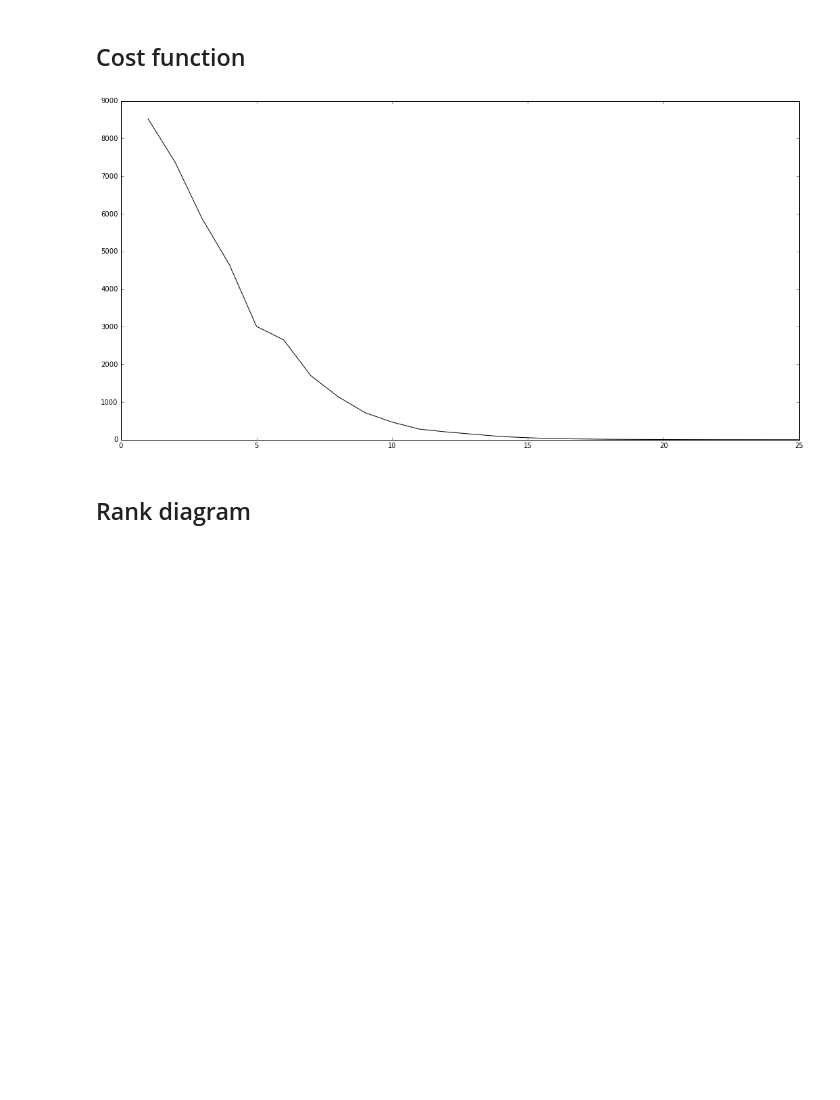
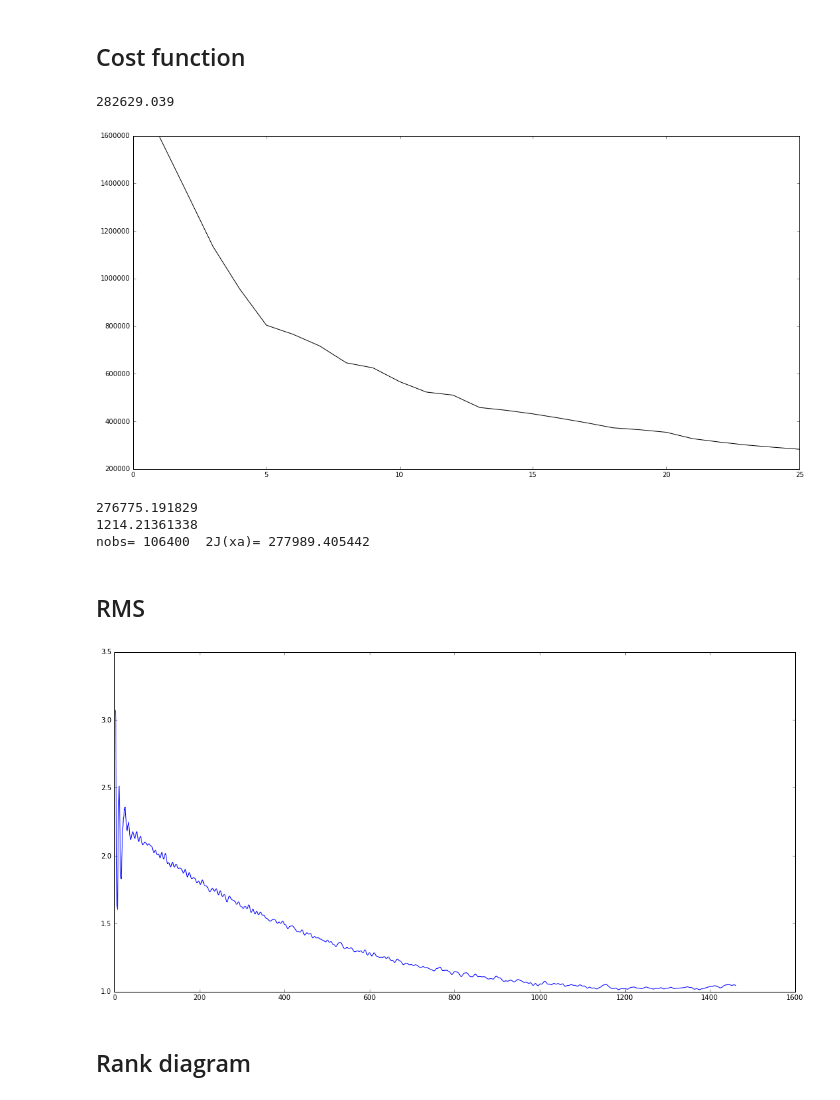
Before and after one commit to brajard/shalw, a Jupyter notebook: test_4dvar.ipynb, the cells around one changed output. Saved outputs shown, nothing was run; the diff lists cells and outputs as text; code cells hidden in the pictures; blank space fills up the shorter version.

```diff
--- a/test_4dvar.ipynb
+++ b/test_4dvar.ipynb
@@ -96,8 +131,36 @@ cost.resize((len(cost)/2,2))
 plt.plot(cost[:,0],cost[:,1],color='black')
 
 fid.close()
+print cost[-1,1]
 # %% [output]
+282629.039
-[figure, old version]
+[figure, new version]
+# %%
+rcoef = 1
+bcoef = 0.0625
+Jobsxa = rcoef* np.sum((hfila[to,xo,yo]-val)**2 for (yo,xo,to),val in obs.iteritems())
+Jbckxa = bcoef * np.sum((hfila[0,:,:]-hfilb[0,:,:])**2)
+print Jobsxa
+print Jbckxa
+nobs = hfilt.shape[1]*hfilt.shape[2] + len(obs)
+print 'nobs=',nobs, ' 2J(xa)=', Jobsxa+Jbckxa
+# %% [output]
+276775.191829
+1214.21361338
+nobs= 106400  2J(xa)= 277989.405442
+# %% [markdown]
+## RMS
+# %%
+t = range(0,hfilt.shape[0])
+rms=np.zeros(len(t))
+n=hfilt.shape[1]*hfilt.shape[2]
+for it in t:
+    rms[it]=np.sqrt((1.0/n)*sum((hfilt[it,:,:].ravel()-hfila[it,:,:].ravel())**2))
+# %%
+plt.plot(t,rms)
+plt.show()
+# %% [output]
+[figure, added]
 # %% [markdown]
 ## Rank diagram
 # %%
```
Also changed, not shown: parts of 6 cells of this notebook.
